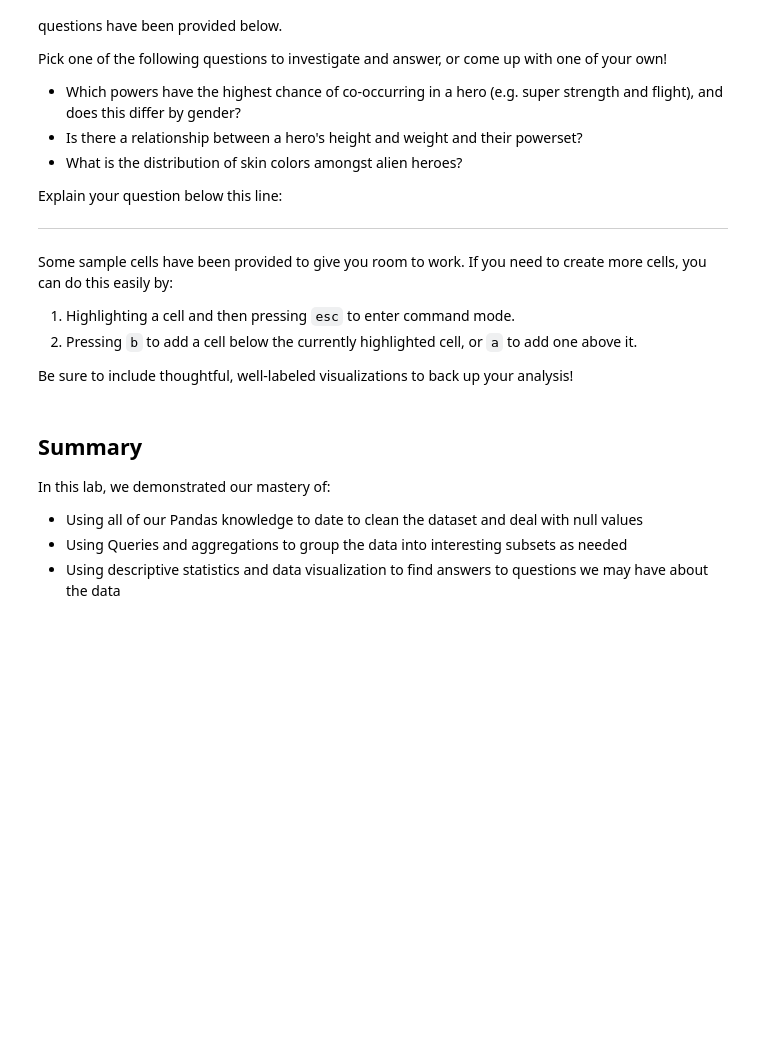
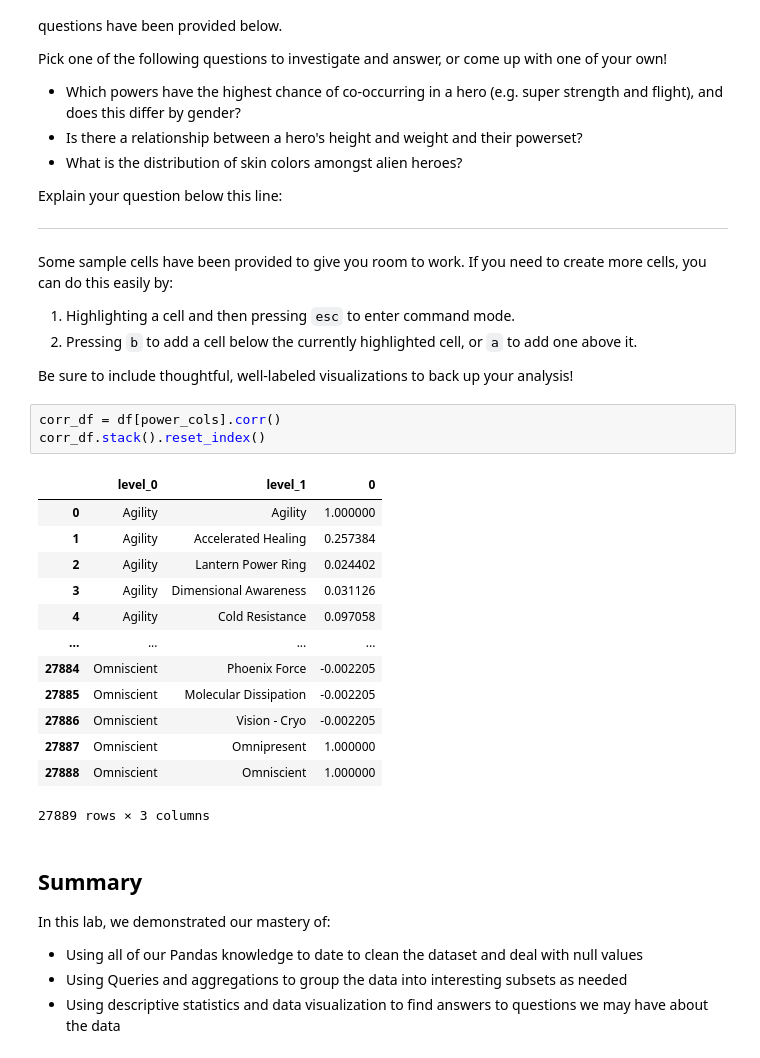
Before and after one commit to ndgigliotti/dsc-data-cleaning-project, a Jupyter notebook: index.ipynb, the cells around one changed output. Drawn from its saved outputs; the diff is of its cells as text; blank space fills up the shorter version.

```diff
--- a/index.ipynb
+++ b/index.ipynb
@@ -493,6 +501,23 @@ Some sample cells have been provided to give you room to work. If you need to cr
 1. Pressing `b` to add a cell below the currently highlighted cell, or `a` to add one above it.
 
 Be sure to include thoughtful, well-labeled visualizations to back up your analysis!
+# %%
+corr_df = df[power_cols].corr()
+corr_df.stack().reset_index()
+# %% [output]
+|  | level_0 | level_1 | 0 |
+| 0 | Agility | Agility | 1.000000 |
+| 1 | Agility | Accelerated Healing | 0.257384 |
+| 2 | Agility | Lantern Power Ring | 0.024402 |
+| 3 | Agility | Dimensional Awareness | 0.031126 |
+| 4 | Agility | Cold Resistance | 0.097058 |
+| ... | ... | ... | ... |
+| 27884 | Omniscient | Phoenix Force | -0.002205 |
+| 27885 | Omniscient | Molecular Dissipation | -0.002205 |
+| 27886 | Omniscient | Vision - Cryo | -0.002205 |
+| 27887 | Omniscient | Omnipresent | 1.000000 |
+| 27888 | Omniscient | Omniscient | 1.000000 |
+27889 rows × 3 columns
 # %% [markdown]
 ## Summary
 
```
Also changed, not shown: parts of 3 cells of this notebook.
